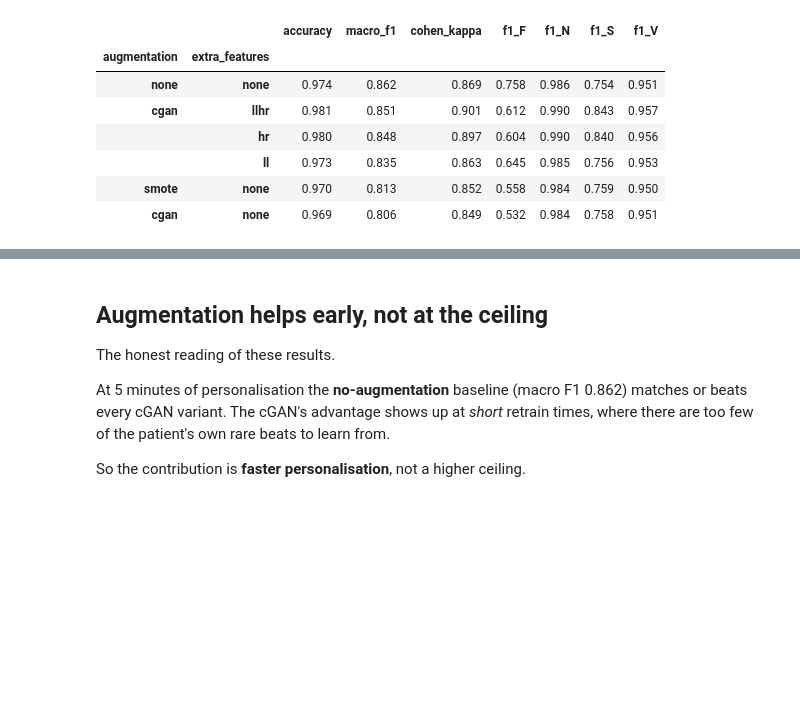
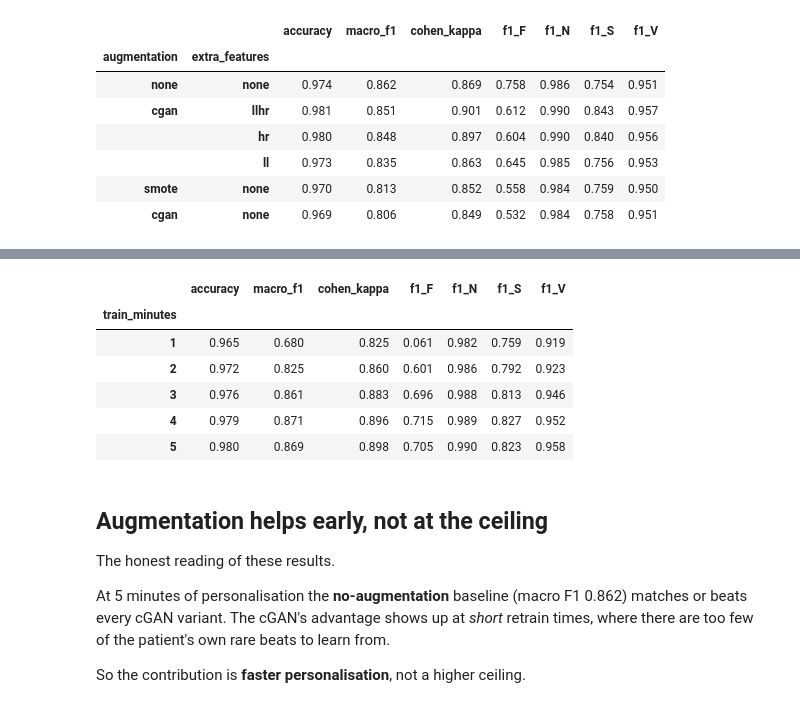
Before and after one commit to andrelopes2001/patient-specific-ecg-classification, a Jupyter notebook: notebooks/02_results.ipynb, the cells around one changed output, grey strips where cells are left out. Cells and saved outputs as stored; diff of their text form; code cells hidden in the pictures; blank space fills up the shorter version.

```diff
--- a/notebooks/02_results.ipynb
+++ b/notebooks/02_results.ipynb
@@ -16,6 +21,7 @@ import pandas as pd
 from ecg.config import CLASSES
 
 results = pd.read_csv("../results/thesis_metrics.csv")
+reproduced = pd.read_csv("../results/reproduced_metrics.csv")
 plt.rcParams.update({"figure.dpi": 110, "axes.grid": True, "grid.alpha": 0.3})
 results.head()
 # %% [output]
@@ -48,3 +60,15 @@ best[["accuracy", "macro_f1", "cohen_kappa", "f1_F", "f1_N", "f1_S", "f1_V"]]
+# %%
+reproduced.set_index("train_minutes")[
+    ["accuracy", "macro_f1", "cohen_kappa", "f1_F", "f1_N", "f1_S", "f1_V"]
+]
+# %% [output]
+|  | accuracy | macro_f1 | cohen_kappa | f1_F | f1_N | f1_S | f1_V |
+| train_minutes |  |  |  |  |  |  |  |
+| 1 | 0.965 | 0.680 | 0.825 | 0.061 | 0.982 | 0.759 | 0.919 |
+| 2 | 0.972 | 0.825 | 0.860 | 0.601 | 0.986 | 0.792 | 0.923 |
+| 3 | 0.976 | 0.861 | 0.883 | 0.696 | 0.988 | 0.813 | 0.946 |
+| 4 | 0.979 | 0.871 | 0.896 | 0.715 | 0.989 | 0.827 | 0.952 |
+| 5 | 0.980 | 0.869 | 0.898 | 0.705 | 0.990 | 0.823 | 0.958 |
 # %% [markdown]
 ## Augmentation helps early, not at the ceiling
 
```
Also changed, not shown: parts of 2 cells of this notebook, 4 other files.
